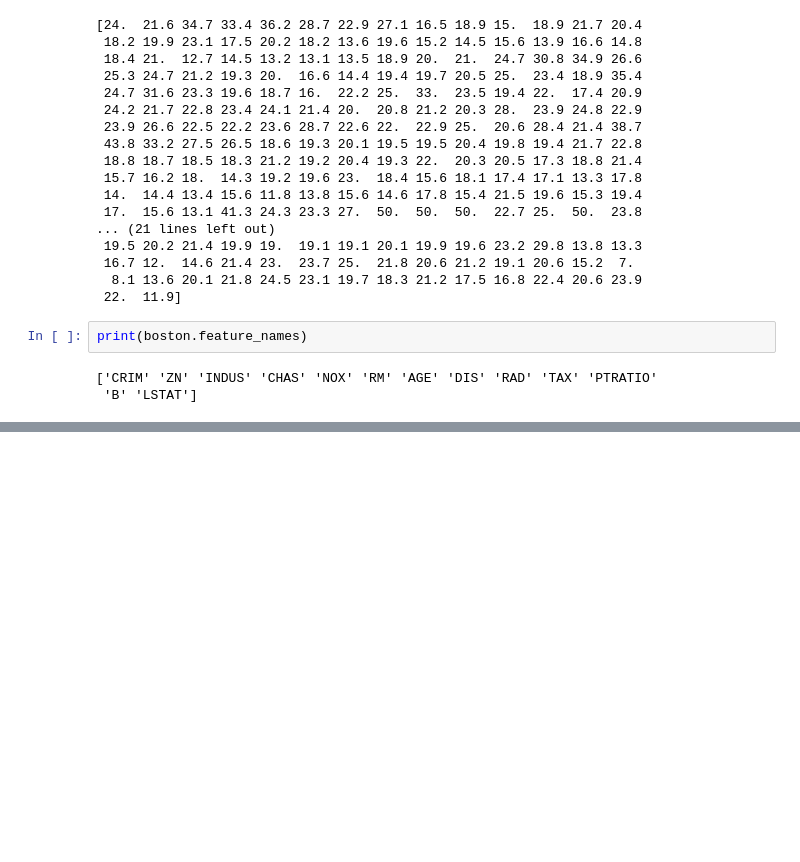
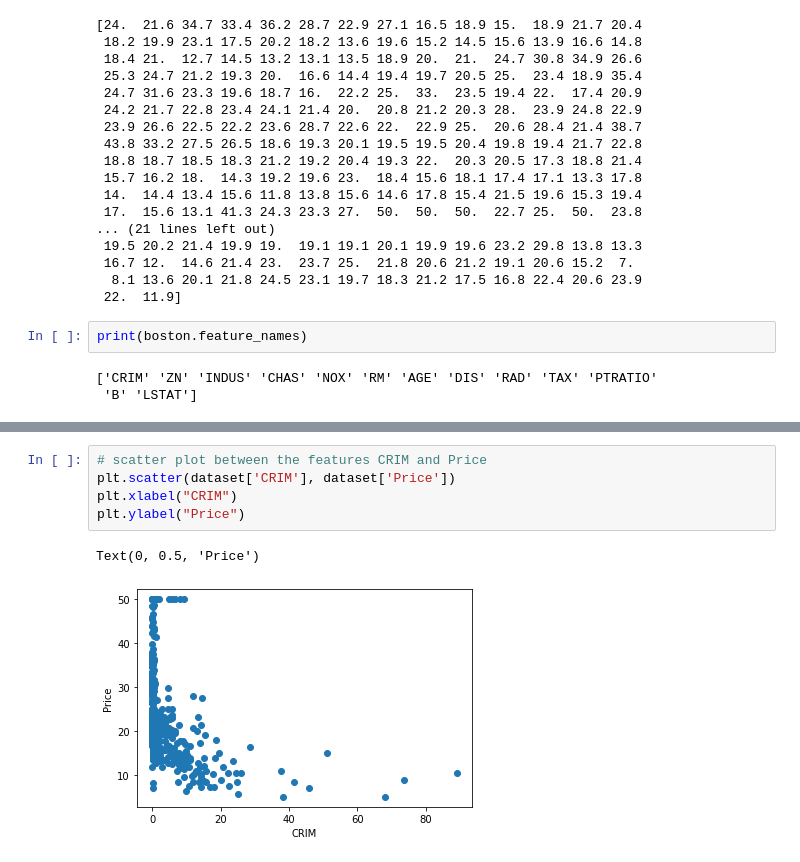
Before and after one commit to charanhu/ML_End2End_Implementaion_Deployment, a Jupyter notebook: Linear_regression_ML_implementation.ipynb, the cells around one changed output, grey strips where cells are left out. Saved outputs shown, nothing was run; the diff lists cells and outputs as text; blank space fills up the shorter version.

```diff
--- a/Linear_regression_ML_implementation.ipynb
+++ b/Linear_regression_ML_implementation.ipynb
@@ -93,0 +218,8 @@ print(boston.feature_names)
+# %%
+# scatter plot between the features CRIM and Price
+plt.scatter(dataset['CRIM'], dataset['Price'])
+plt.xlabel("CRIM")
+plt.ylabel("Price")
+# %% [output]
+Text(0, 0.5, 'Price')
+[figure, added]
```
Also changed, not shown: parts of 29 cells of this notebook.
